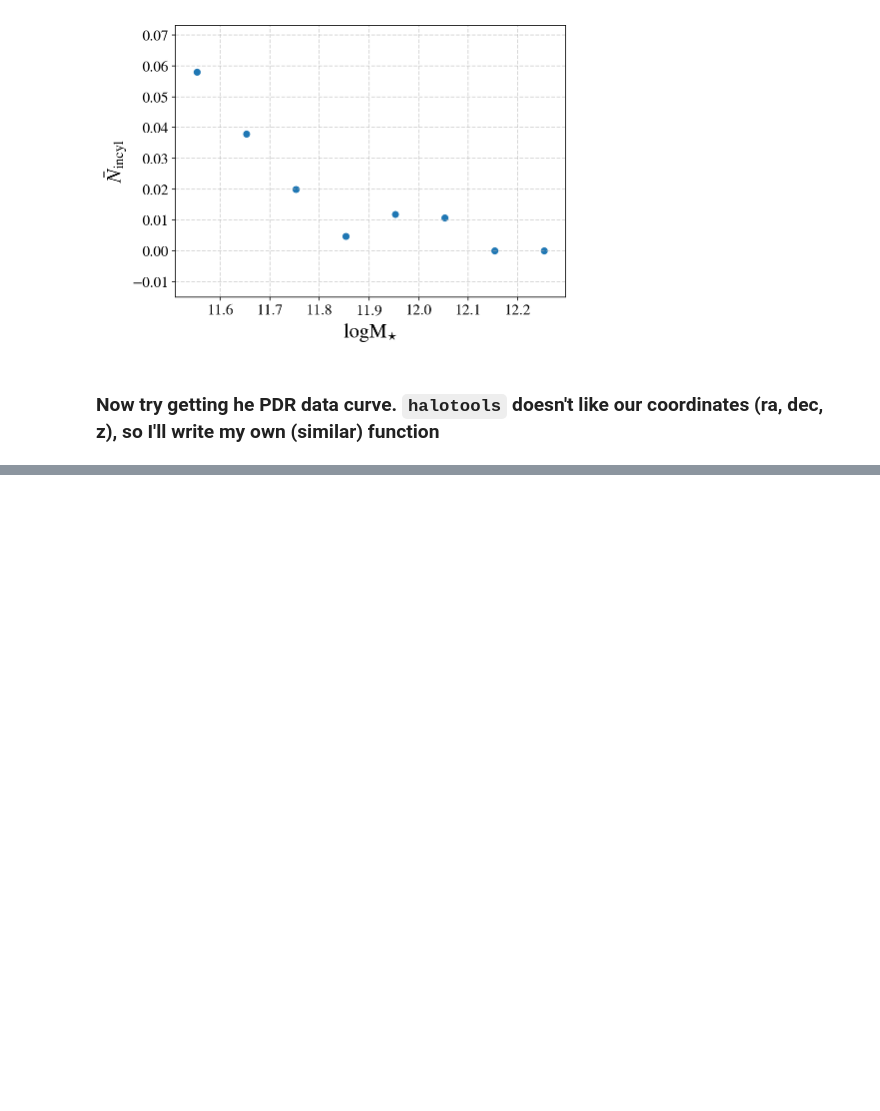
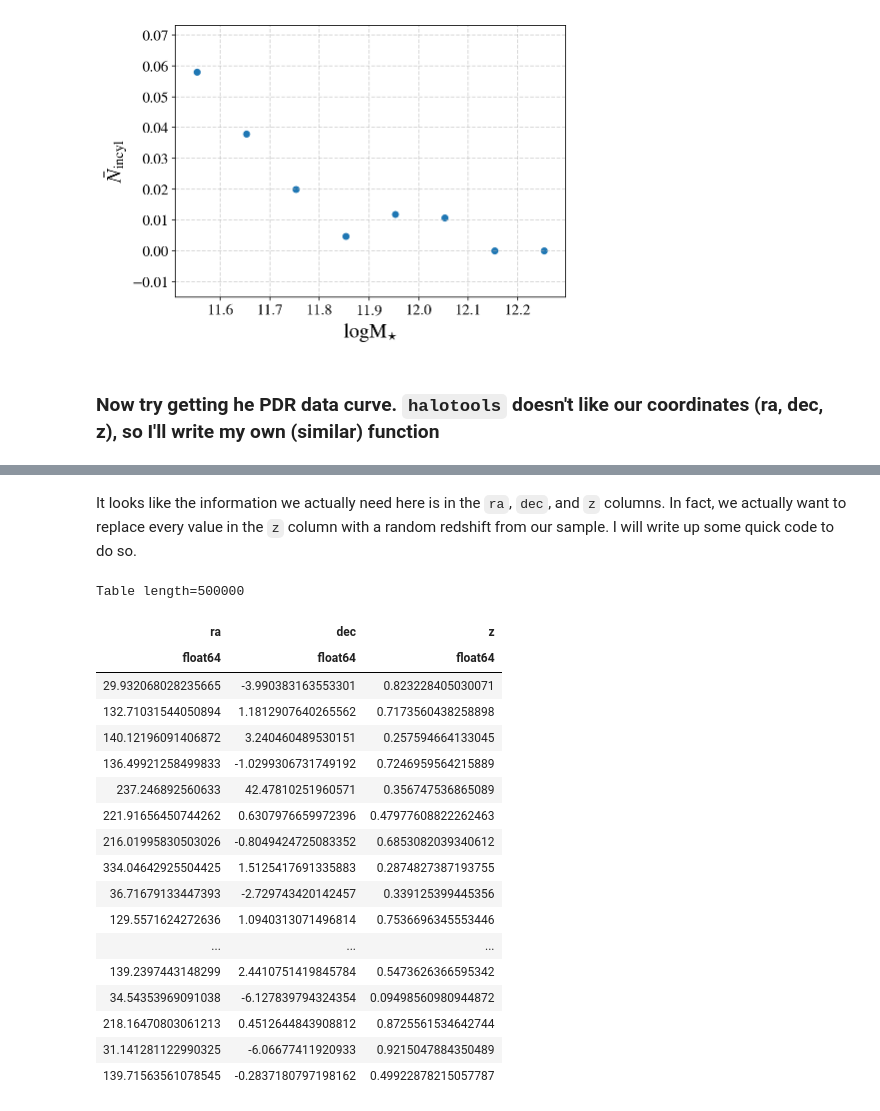
Before and after one commit to gsallabe/thesis_satellite_fraction, a Jupyter notebook: notebooks/CiC_satellite_analysis.ipynb, the cells around one changed output, grey strips where cells are left out. Drawn from its saved outputs; the diff is of its cells as text; code cells hidden in the pictures; blank space fills up the shorter version.

```diff
--- a/notebooks/CiC_satellite_analysis.ipynb
+++ b/notebooks/CiC_satellite_analysis.ipynb
@@ -635,0 +720,25 @@ ax1.scatter(mass_center_true, means)
+# %% [markdown]
+It looks like the information we actually need here is in the `ra`, `dec`, and `z` columns. In fact, we actually want to replace every value  in the `z` column with a random redshift from our sample. I will write up some quick code to do so.
+# %%
+randoms.remove_columns(['field', 'jk', 'redshift'])
+randoms
+# %% [output]
+Table length=500000
+| ra | dec | z |
+| float64 | float64 | float64 |
+| 29.932068028235665 | -3.990383163553301 | 0.823228405030071 |
+| 132.71031544050894 | 1.1812907640265562 | 0.7173560438258898 |
+| 140.12196091406872 | 3.240460489530151 | 0.257594664133045 |
+| 136.49921258499833 | -1.0299306731749192 | 0.7246959564215889 |
+| 237.246892560633 | 42.47810251960571 | 0.356747536865089 |
+| 221.91656450744262 | 0.6307976659972396 | 0.47977608822262463 |
+| 216.01995830503026 | -0.8049424725083352 | 0.6853082039340612 |
+| 334.04642925504425 | 1.5125417691335883 | 0.2874827387193755 |
+| 36.71679133447393 | -2.729743420142457 | 0.339125399445356 |
+| 129.5571624272636 | 1.0940313071496814 | 0.7536696345553446 |
+| ... | ... | ... |
+| 139.2397443148299 | 2.4410751419845784 | 0.5473626366595342 |
+| 34.54353969091038 | -6.127839794324354 | 0.09498560980944872 |
+| 218.16470803061213 | 0.4512644843908812 | 0.8725561534642744 |
+| 31.141281122990325 | -6.06677411920933 | 0.9215047884350489 |
+| 139.71563561078545 | -0.2837180797198162 | 0.49922878215057787 |
```
Also changed, not shown: parts of 12 cells of this notebook, 1 other file.
